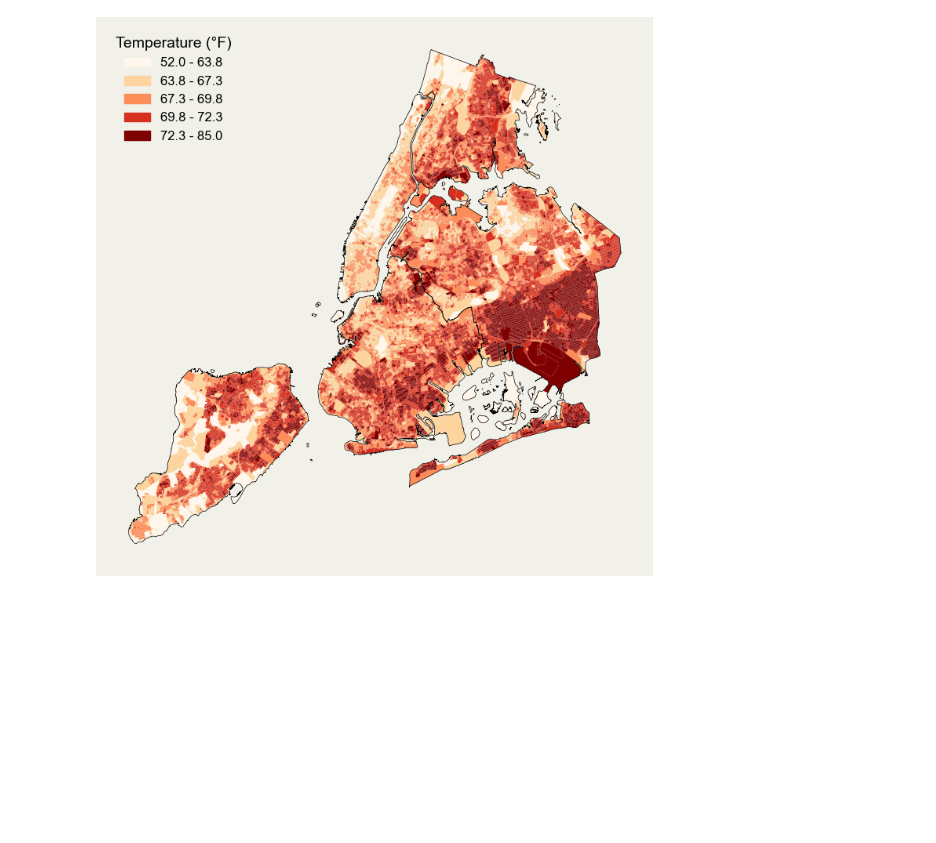
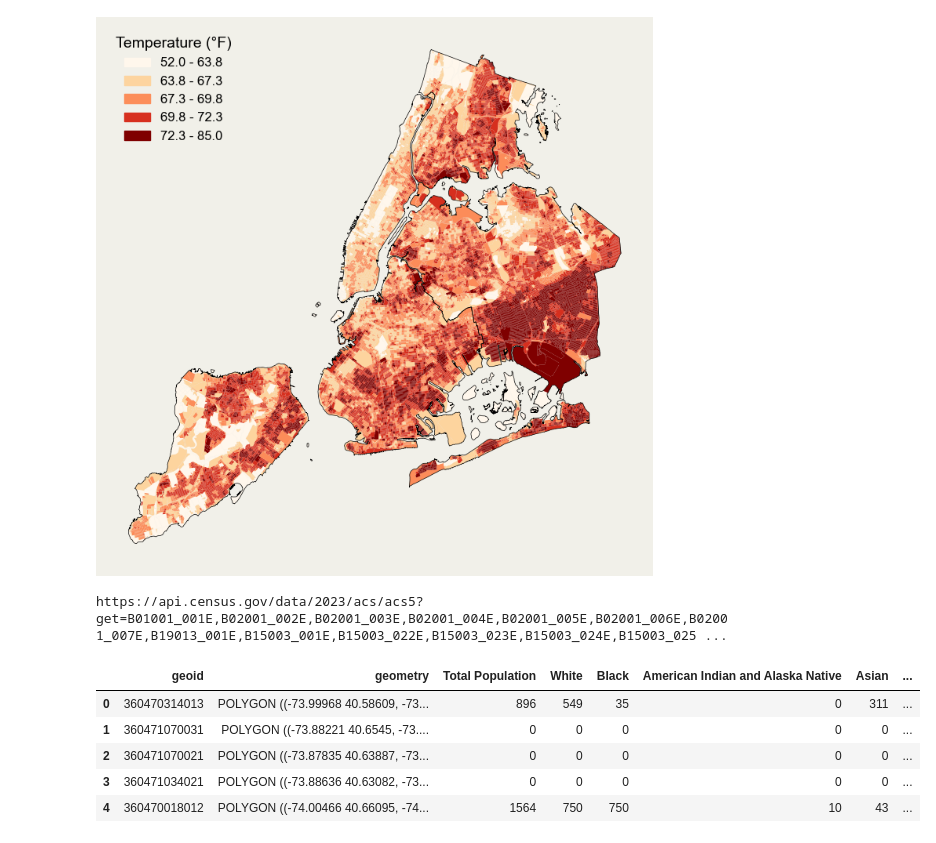
Before and after one commit to KharleWu/UHI_NYC, a Jupyter notebook: Code/Untitled.ipynb, the cells around one changed output. Cells and saved outputs as stored; diff of their text form; code cells hidden in the pictures; blank space fills up the shorter version.

```diff
--- a/Code/Untitled.ipynb
+++ b/Code/Untitled.ipynb
@@ -161,3 +161,59 @@ fig.savefig(pics_path, dpi=300, facecolor='#F1F0E9')
 plt.show()
 # %% [output]
 [figure]
+# %%
+import requests
+import csv
+import pandas as pd
+import geopandas as gpd
+import os
+
+bg = gpd.read_file("../USGS_Raster/BlockGroup_shp/tl_2021_36_bg.shp")
+bg = bg[bg['COUNTYFP'].isin(['005', '047', '061', '081', '085'])]
+bg.rename(columns={'GEOID':'geoid'},inplace=True)
+bg = bg[['geoid','geometry']]
+
+data_url_base = "https://api.census.gov/data/2023/acs/acs5?get="
+pop_variable = "B01001_001E,B02001_002E,B02001_003E,B02001_004E,B02001_005E,B02001_006E,B02001_007E,B19013_001E"
+edu_variable = 'B15003_001E,B15003_022E,B15003_023E,B15003_024E,B15003_025E'
+other_variable = 'B25046_001E'
+variable = pop_variable + "," + edu_variable + ',' + other_variable
+data_url = data_url_base + variable
+data_url = data_url + '&for=block%20group:*&in=state:36&in=county:*&in=tract:*' + "&key=6787aadbdc0868ff9ba8e09b83cb3f4cf392b239"
+print(data_url)
+response = requests.get(data_url)
+popdata = response.json()
+df = pd.DataFrame(popdata)
+df.columns = df.iloc[0]
+df = df[1:]
+
+df.rename(columns={'B01001_001E': 'Total Population',
+                   'B02001_002E': 'White',
+                   'B02001_003E': 'Black',
+                   'B02001_004E': 'American Indian and Alaska Native',
+                   'B02001_005E': 'Asian',
+                   'B02001_006E': 'Native Hawaiian and Other Pacific Islander',
+                   'B02001_007E': 'Some other',
+                   'B15003_001E': 'Total Over 25',
+                   'B15003_022E': 'Bachelor',
+                   'B15003_023E': 'Master',
+                   'B15003_024E': 'Professional',
+                   'B15003_025E': 'Doctor',
+                   'B19013_001E': 'Median Household Income',
+                   'B25046_001E': 'Total Vehicle',
+                   }, inplace=True)
+df['geoid'] = df['state'] + df['county'] + df['tract'] + df["block group"]
+df['Over Bachelor'] = (df['Bachelor'].astype(int) + df['Master'].astype(int) + df['Professional'].astype(int) + df['Doctor'].astype(int))
+
+df = df.drop(['state','county','tract', "block group",'Bachelor','Master','Professional','Doctor'], axis=1)
+bg = bg.merge(df, on='geoid',how='left')
+# bg.head()
+bg.to_file("../USGS_Raster/BlockGroup.geojson", driver="GeoJSON")
+# %% [output]
+https://api.census.gov/data/2023/acs/acs5?get=B01001_001E,B02001_002E,B02001_003E,B02001_004E,B02001_005E,B02001_006E,B02001_007E,B19013_001E,B15003_001E,B15003_022E,B15003_023E,B15003_024E,B15003_025 ...
+|  | geoid | geometry | Total Population | White | Black | American Indian and Alaska Native | Asian | ... |
+| 0 | 360470314013 | POLYGON ((-73.99968 40.58609, -73... | 896 | 549 | 35 | 0 | 311 | ... |
+| 1 | 360471070031 | POLYGON ((-73.88221 40.6545, -73.... | 0 | 0 | 0 | 0 | 0 | ... |
+| 2 | 360471070021 | POLYGON ((-73.87835 40.63887, -73... | 0 | 0 | 0 | 0 | 0 | ... |
+| 3 | 360471034021 | POLYGON ((-73.88636 40.63082, -73... | 0 | 0 | 0 | 0 | 0 | ... |
+| 4 | 360470018012 | POLYGON ((-74.00466 40.66095, -74... | 1564 | 750 | 750 | 10 | 43 | ... |
```
Also changed, not shown: parts of 2 cells of this notebook, 11 other files.
